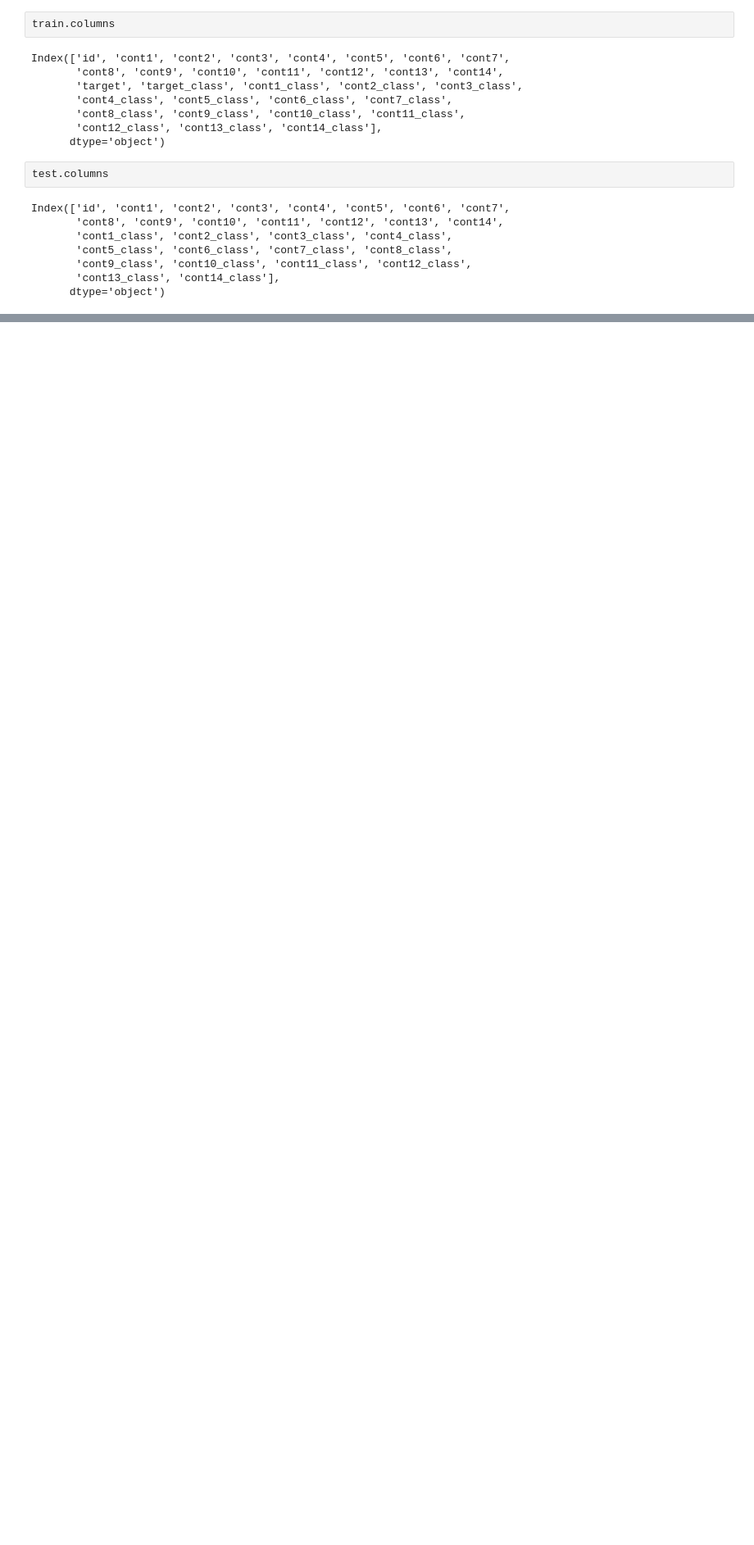
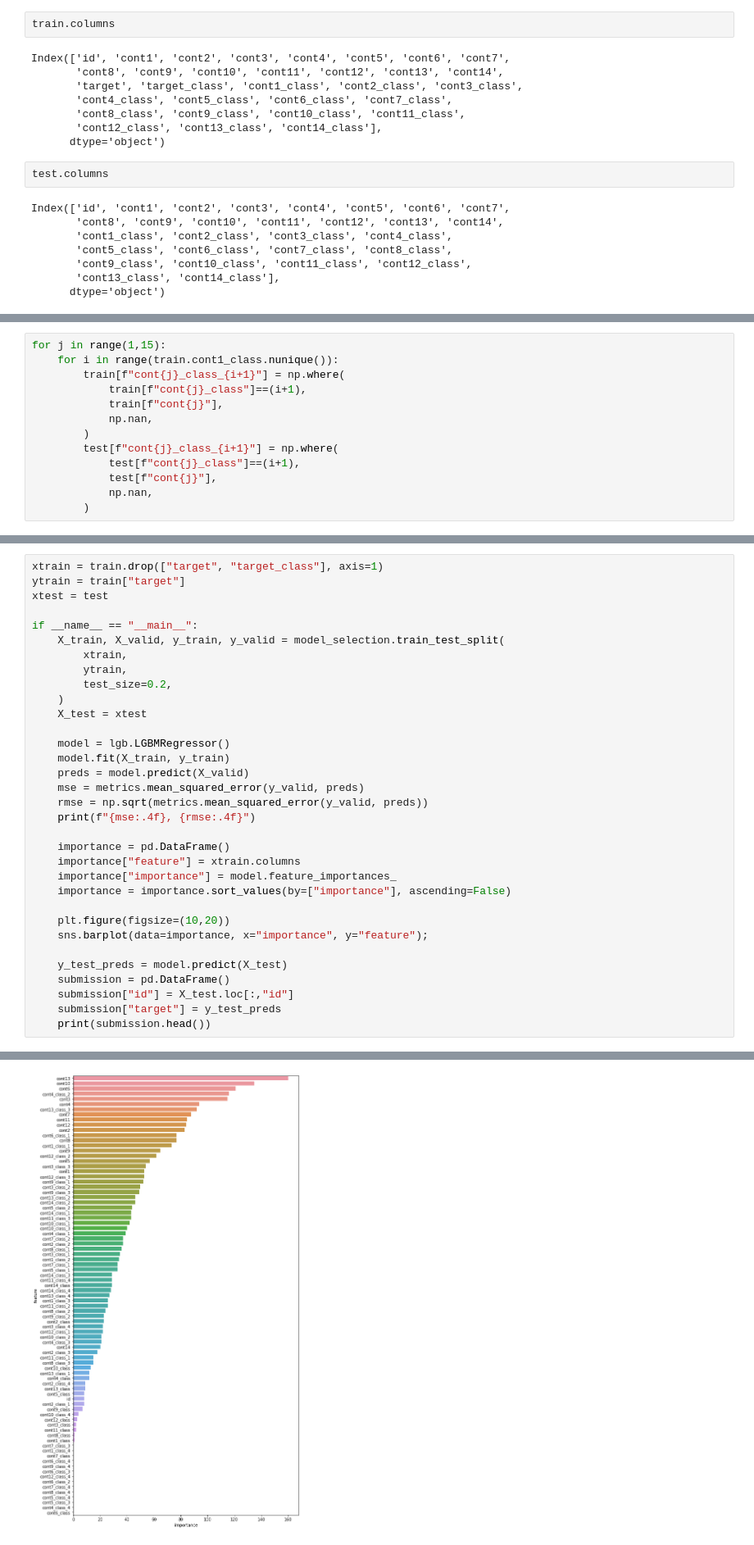
Before and after one commit to akiabe/kaggle_tabular-playground-Jan2021, a Jupyter notebook: notebooks/EDA_and_Modeling.ipynb, the cells around one changed output, grey strips where cells are left out. Shown: that part at 82% size. Saved outputs shown, nothing was run; the diff lists cells and outputs as text; blank space fills up the shorter version.

```diff
--- a/notebooks/EDA_and_Modeling.ipynb
+++ b/notebooks/EDA_and_Modeling.ipynb
@@ -198,0 +242,13 @@ sns.heatmap(corr, cmap="inferno", square=True);
+# %%
+for j in range(1,15):
+    for i in range(train.cont1_class.nunique()):
+        train[f"cont{j}_class_{i+1}"] = np.where(
+            train[f"cont{j}_class"]==(i+1),
+            train[f"cont{j}"],
+            np.nan,
+        )
+        test[f"cont{j}_class_{i+1}"] = np.where(
+            test[f"cont{j}_class"]==(i+1),
+            test[f"cont{j}"],
+            np.nan,
+        )
@@ -198,0 +295,34 @@ sns.heatmap(corr, cmap="inferno", square=True);
+# %%
+xtrain = train.drop(["target", "target_class"], axis=1)
+ytrain = train["target"]
+xtest = test
+
+if __name__ == "__main__":
+    X_train, X_valid, y_train, y_valid = model_selection.train_test_split(
+        xtrain,
+        ytrain,
+        test_size=0.2,
+    )
+    X_test = xtest
+
+    model = lgb.LGBMRegressor()
+    model.fit(X_train, y_train)
+    preds = model.predict(X_valid)
+    mse = metrics.mean_squared_error(y_valid, preds)
+    rmse = np.sqrt(metrics.mean_squared_error(y_valid, preds))
+    print(f"{mse:.4f}, {rmse:.4f}")
+
+    importance = pd.DataFrame()
+    importance["feature"] = xtrain.columns
+    importance["importance"] = model.feature_importances_
+    importance = importance.sort_values(by=["importance"], ascending=False)
+
+    plt.figure(figsize=(10,20))
+    sns.barplot(data=importance, x="importance", y="feature");
+
+    y_test_preds = model.predict(X_test)
+    submission = pd.DataFrame()
+    submission["id"] = X_test.loc[:,"id"]
+    submission["target"] = y_test_preds
+    print(submission.head())
+# %% [output]
@@ -198,0 +336 @@ sns.heatmap(corr, cmap="inferno", square=True);
+[figure, added]
```
Also changed, not shown: parts of 17 cells of this notebook.
